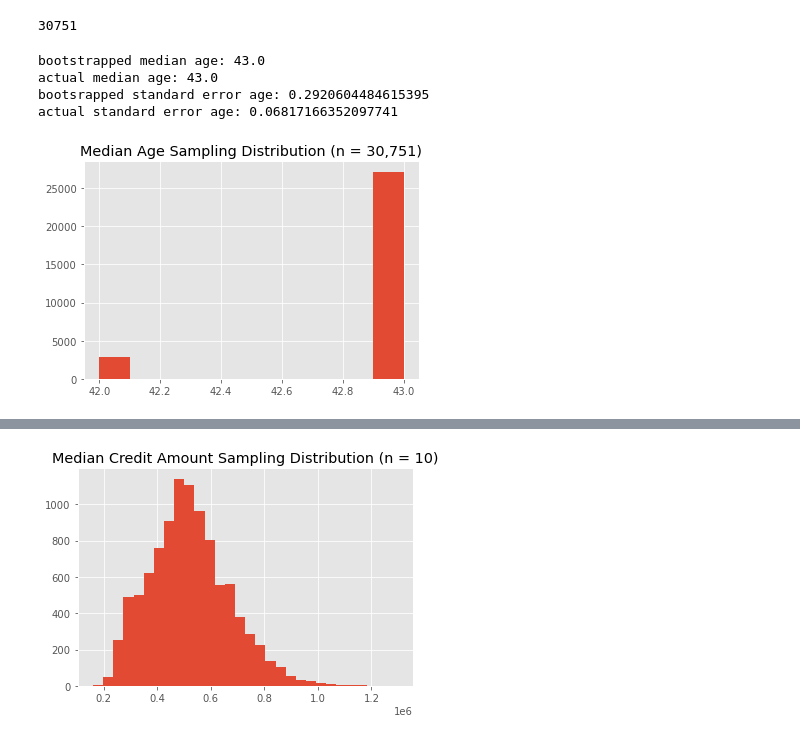
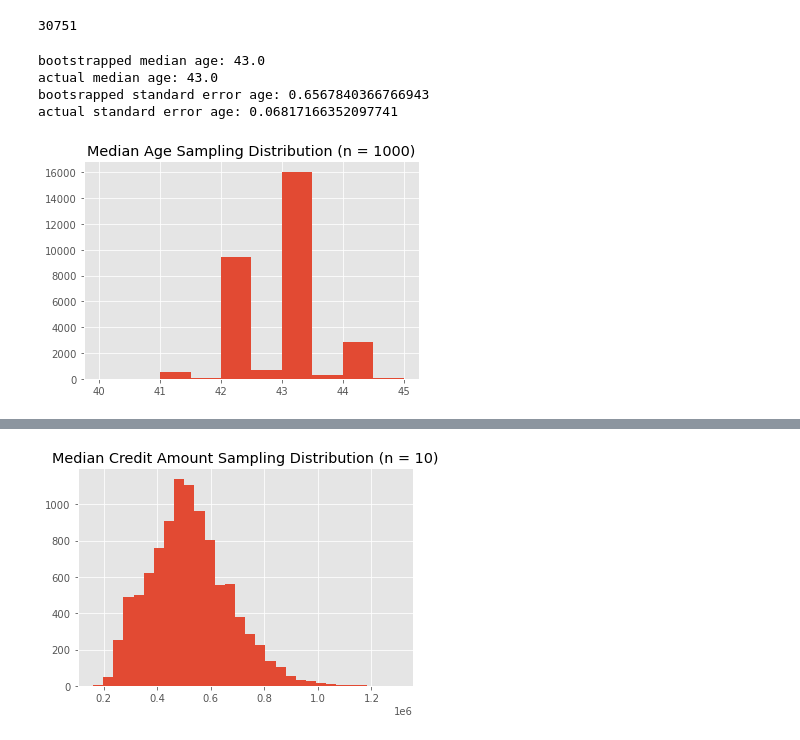
Before and after one commit to hudsonbat/Data-201, a Jupyter notebook: CreditDefault.ipynb, the cells around one changed output, grey strips where cells are left out. Saved outputs shown, nothing was run; the diff lists cells and outputs as text; code cells hidden in the pictures.

```diff
--- a/CreditDefault.ipynb
+++ b/CreditDefault.ipynb
@@ -701,11 +701,13 @@ num_samples = int(len(data)*(0.1))
 num_samples
 # %% [output]
 30751
+# %%
+original_sample1 = np.random.choice(data2['AGE'],num_samples)
 # %%
 boot1_meds = []
 
 for i in range(30000):
-    boot_sample1 = np.random.choice(data2['AGE'],num_samples)
+    boot_sample1 = np.random.choice(original_sample1,1000)
     boot1_meds.append(np.median(boot_sample1))
 
 med_age = np.median(boot1_meds)
@@ -718,14 +720,14 @@ print('bootstrapped median age: ' + str(med_age) + '\n' +
 # %% [output]
 bootstrapped median age: 43.0
 actual median age: 43.0
-bootsrapped standard error age: 0.2920604484615395
+bootsrapped standard error age: 0.6567840366766943
 actual standard error age: 0.06817166352097741
 # %%
 plt.hist(boot1_meds)
-plt.title('Median Age Sampling Distribution (n = 30,751)')
+plt.title('Median Age Sampling Distribution (n = 1000)')
 plt.show()
 # %% [output]
-[figure, old version]
+[figure, new version]
 # %%
 boot1_meds = []
 
```
Also changed, not shown: parts of 18 cells of this notebook.
